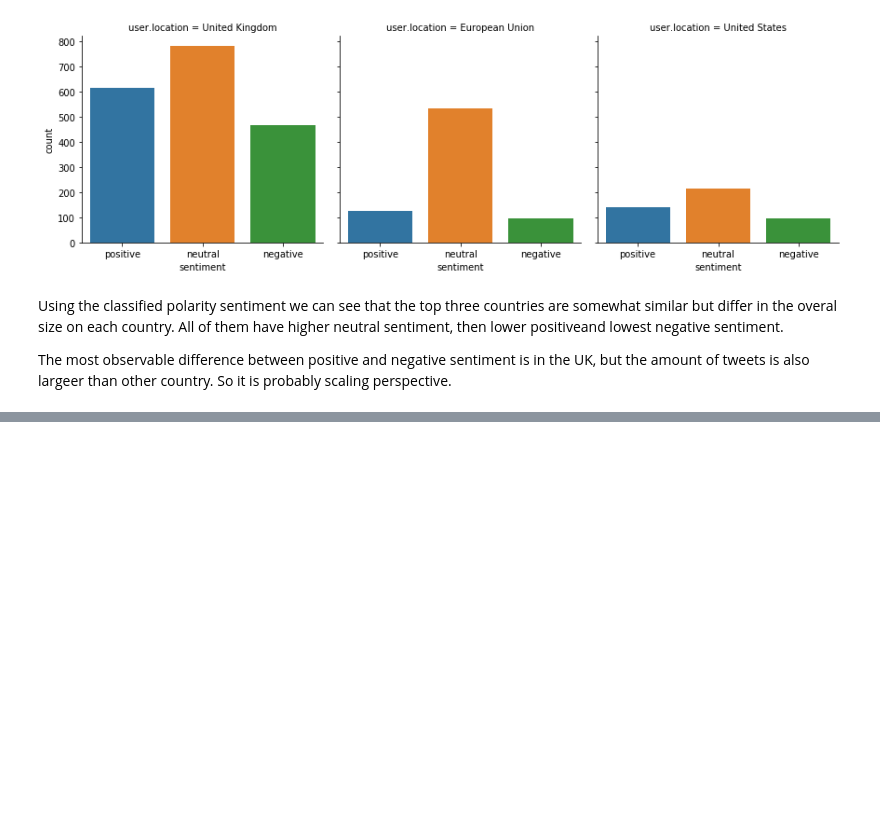
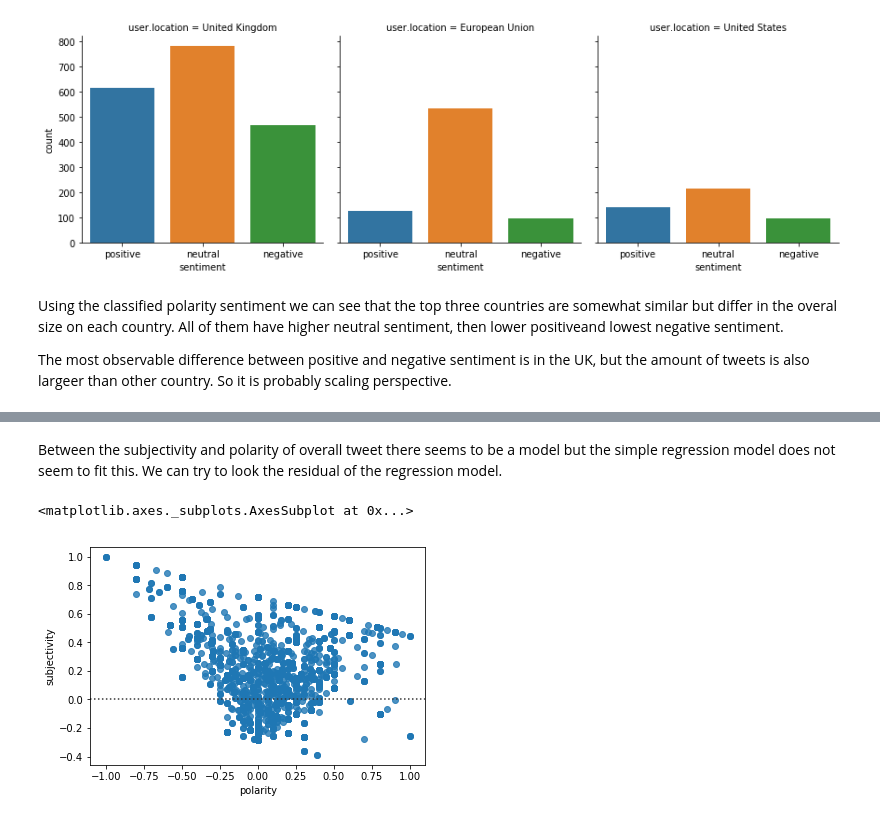
Before and after one commit to indralukmana/twitter-brexit, a Jupyter notebook: Indra/Brexit-Twitter-Indra_Lukmana.ipynb, the cells around one changed output, grey strips where cells are left out. Drawn from its saved outputs; the diff is of its cells as text; code cells hidden in the pictures; blank space fills up the shorter version.

```diff
--- a/Indra/Brexit-Twitter-Indra_Lukmana.ipynb
+++ b/Indra/Brexit-Twitter-Indra_Lukmana.ipynb
@@ -609,0 +624,7 @@ The most observable difference between positive and negative sentiment is in the
+# %% [markdown]
+Between the subjectivity and polarity of overall tweet there seems to be a model but the simple regression model does not seem to fit this. We can try to look the residual of the regression model.
+# %%
+sns.residplot(x=df_tweets.polarity, y=df_tweets.subjectivity, data=df_tweets)
+# %% [output]
+<matplotlib.axes._subplots.AxesSubplot at 0x...>
+[figure, added]
```
Also changed, not shown: parts of 7 cells of this notebook.
